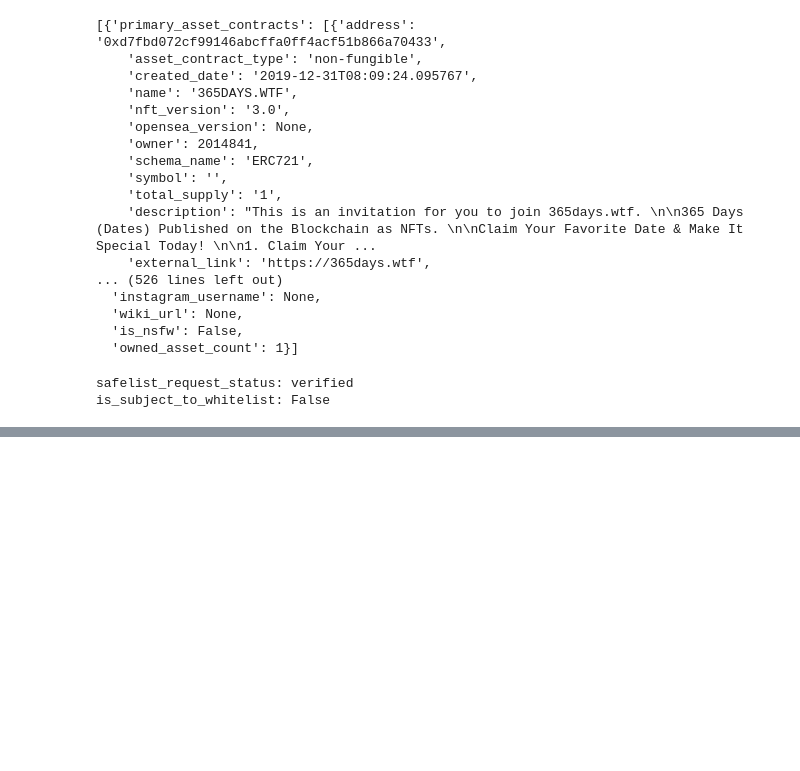
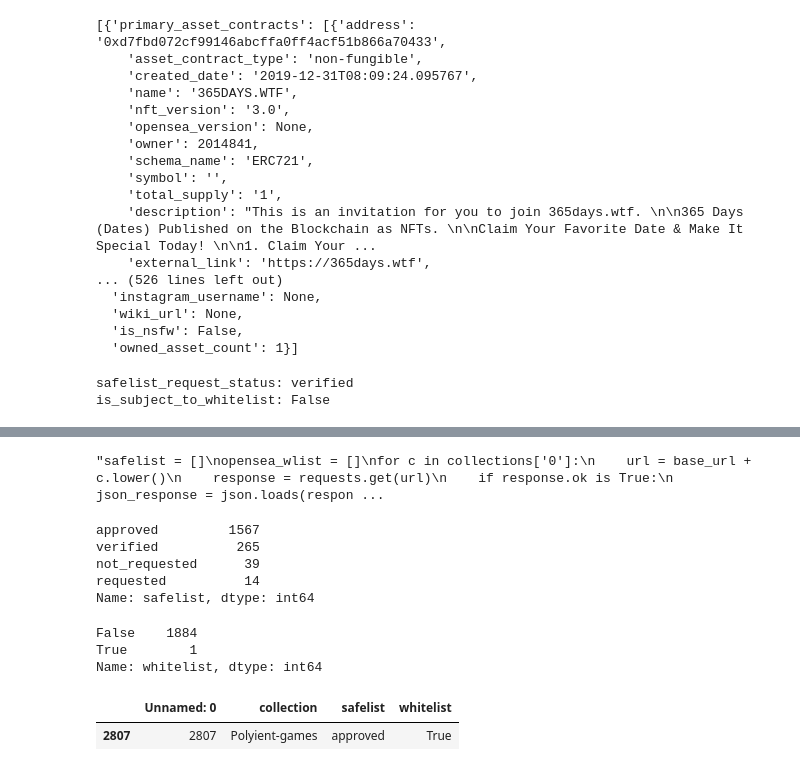
Before and after one commit to olmosjorge28/SMU_MSDS_CAPSTONE_2022, a Jupyter notebook: EDA/OpenSeaAPI.ipynb, the cells around one changed output, grey strips where cells are left out. Drawn from its saved outputs; the diff is of its cells as text; code cells hidden in the pictures; blank space fills up the shorter version.

Commit message:
Open Sea labels - not really helpful

```diff
--- a/EDA/OpenSeaAPI.ipynb
+++ b/EDA/OpenSeaAPI.ipynb
@@ -123,0 +140,40 @@ is_subject_to_whitelist: False
+# %%
+# Ran this code to generate opensea_labels.csv
+'''safelist = []
+opensea_wlist = []
+for c in collections['0']:
+    url = base_url + c.lower()
+    response = requests.get(url)
+    if response.ok is True:
+        json_response = json.loads(response.text)
+        safelist.append(json_response['collection']['safelist_request_status'])
+        opensea_wlist.append(json_response['collection']['is_subject_to_whitelist'])
+    else:
+        safelist.append('NA')
+        opensea_wlist.append('NA')
+
+opensea_labels = pd.DataFrame({'collection':gb.groups.keys(),'safelist':safelist, 'whitelist':opensea_wlist})
+opensea_labels.to_csv('opensea_labels.csv')'''
+# %% [output]
+"safelist = []\nopensea_wlist = []\nfor c in collections['0']:\n    url = base_url + c.lower()\n    response = requests.get(url)\n    if response.ok is True:\n        json_response = json.loads(respon ...
+# %%
+opensea_labels = pd.read_csv('opensea_labels.csv')
+# %%
+opensea_labels['safelist'].value_counts()
+# %% [output]
+approved         1567
+verified          265
+not_requested      39
+requested          14
+Name: safelist, dtype: int64
+# %%
+opensea_labels['whitelist'].value_counts()
+# %% [output]
+False    1884
+True        1
+Name: whitelist, dtype: int64
+# %%
+opensea_labels[opensea_labels['whitelist']==True]
+# %% [output]
+|  | Unnamed: 0 | collection | safelist | whitelist |
+| 2807 | 2807 | Polyient-games | approved | True |
```
Also changed, not shown: parts of 5 cells of this notebook, 2 other files.
